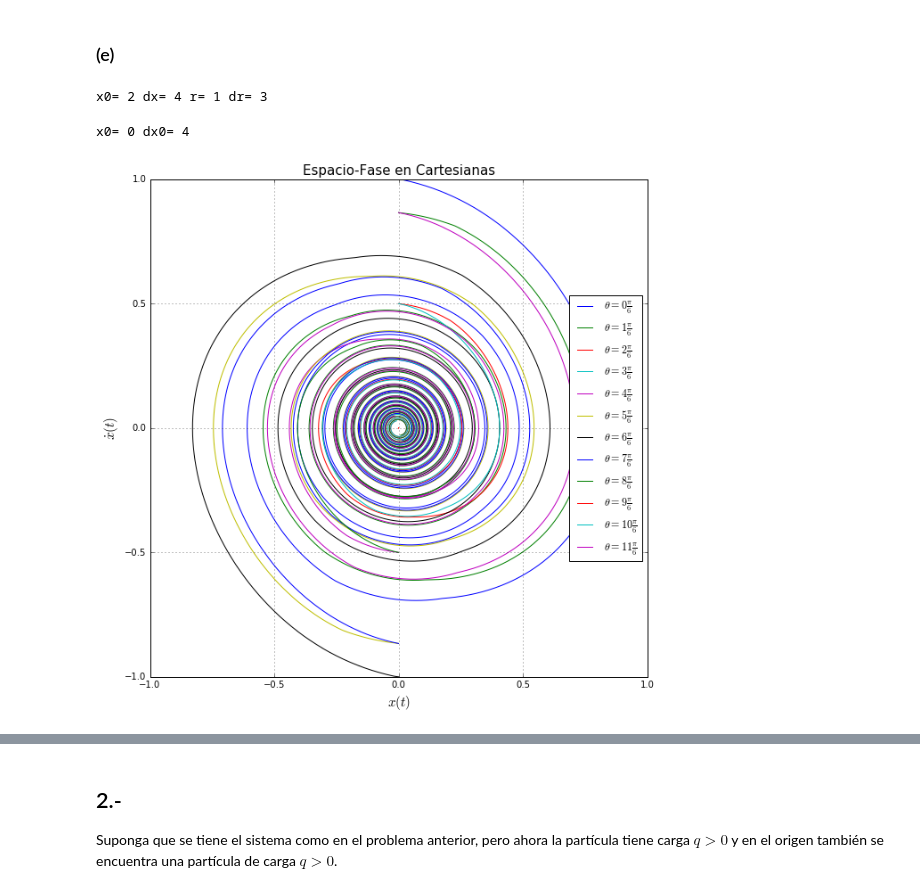
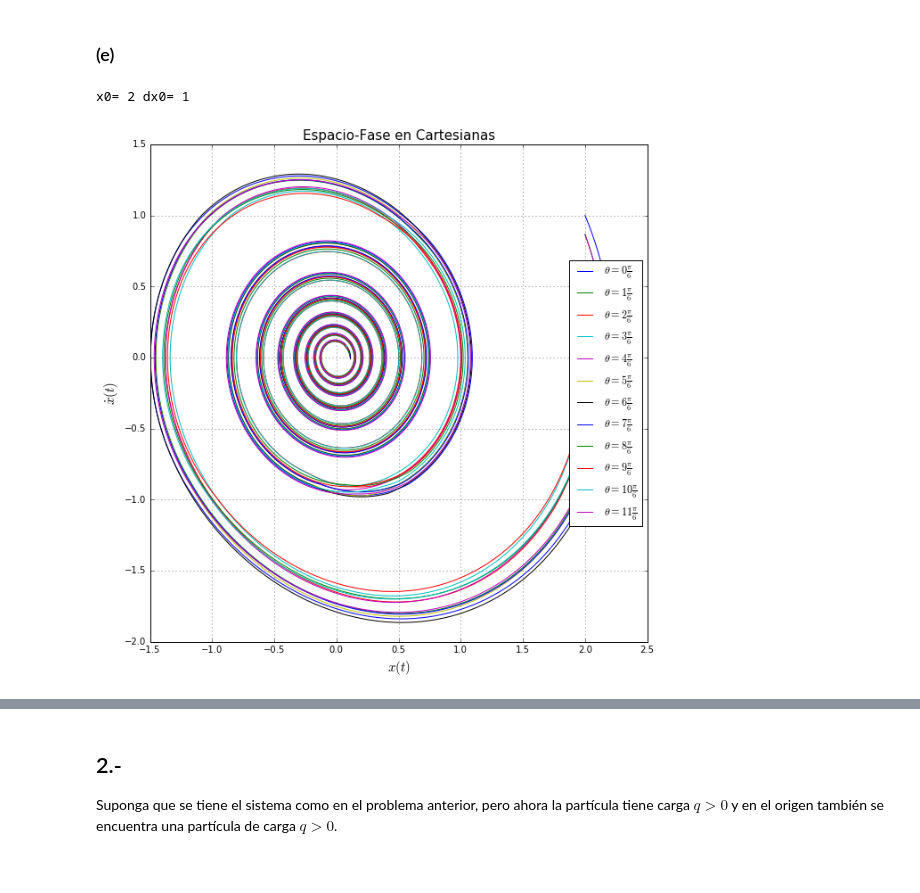
Before and after one commit to iselplabo93/Examenes, a Jupyter notebook: Examen1.ipynb, the cells around one changed output, grey strips where cells are left out. Saved outputs shown, nothing was run; the diff lists cells and outputs as text; code cells hidden in the pictures.

```diff
--- a/Examen1.ipynb
+++ b/Examen1.ipynb
@@ -200,18 +200,14 @@ fig=figure(figsize=(10,10))
 for n in range(12):
     r0=[0,1,cos((n*pi)/6),sin((n*pi)/6)]#condicion inicial
     t_car,sol_car=rk4(ec_mov_car,r0,[0,50])
-    norma_v=(p[2]**2+p[3]**2)
-    norma_r=(p[0]**2+p[1]**2)
-    E_0=0.5*(norma_v+norma_r) #Energia inicial
+    E_0=0.5*(r0[2]**2+r0[3]**2+r0[0]**2+r0[1]**2) #Energia inicial
     E_f=0.01*E_0  #Energia final, menor al 1% de su energia inicial
     E=E_0
     i=0
-    while E>=E_f:
+    while (E)>=E_f:
         i+=1
         t_car,sol_car=rk4(ec_mov_car,r0,[0,i*0.1])
-        norma_v_car=(sol_car[:,2]**2+sol_car[:,3]**2) #Norma de la velocidad
-        norma_r_car=(sol_car[:,0]**2+sol_car[:,1]**2) #Norma de la posicion
-        E_car=0.5*(norma_v_car+norma_r_car) #Energía en cartesianas
+        E_car=0.5*(sol_car[:,2]**2+sol_car[:,3]**2+sol_car[:,0]**2+sol_car[:,1]**2) #Energía en cartesianas
         E=E_car[-1]
     plot(t_car,E_car,label="$\\theta="+str(n)+"\\frac{\pi}{6}$") #Plotea el tiempo contra la energia en cartesianas
 xlabel('$t$',fontsize=15)
@@ -303,36 +296,27 @@ show()
 [figure]
 # %% [markdown]
 ### (e)
-# %%
-#Tomando de manera aleatoria una condicion inicial
-x0=random.randrange(10)# devuelve condicion aleatoria para la condicion inicial en x
-dx=random.randrange(10) # devuelve condicion aleatoria para la condicion inicial en dx
-r0=random.randrange(10) # devuelve condicion aleatoria para la condicion inicial en r
-dr=random.randrange(10) # devuelve condicion aleatoria para la condicion inicial en dr
-print 'x0=',x0,'dx=',dx,'r=',r,'dr=',dr
-# %% [output]
-x0= 2 dx= 4 r= 1 dr= 3
 # %%
 #Se grafica el espacio fase de x vs dx
 #Tomando de manera aleatoria una condicion inicial
 x0=random.randrange(5)# devuelve condicion aleatoria para la condicion inicial en x
 dx0=random.randrange(5) # devuelve condicion aleatoria para la condicion inicial en dx
-print 'x0=',x0,'dx0=',dx
+print 'x0=',x0,'dx0=',dx0
 
 fig=figure(figsize=(10,10))
 for n in range(12):
-    r0=[x0,dx,cos((n*pi)/6),sin((n*pi)/6)]
+    r0=[x0,dx0,cos((n*pi)/6),sin((n*pi)/6)]
     t_car,sol_car=rk4(ec_mov_car,r0,[0,50])
     plot(sol_car[:,0],sol_car[:,2],label="$\\theta ="+str(n)+"\\frac{\pi}{6}$")
 xlabel('$x(t)$',fontsize=15)
 ylabel('$\\dotx(t)$',fontsize=15)
 grid(True)
 title('Espacio-Fase en Cartesianas',fontsize=15)
 legend(loc='right')
 show()
 # %% [output]
-x0= 0 dx0= 4
+x0= 2 dx0= 1
-[figure, old version]
+[figure, new version]
 # %%
 #Se grafica el espacio fase de r vs dr
 #Tomando de manera aleatoria una condicion inicial
```
Also changed, not shown: parts of 3 cells of this notebook.
